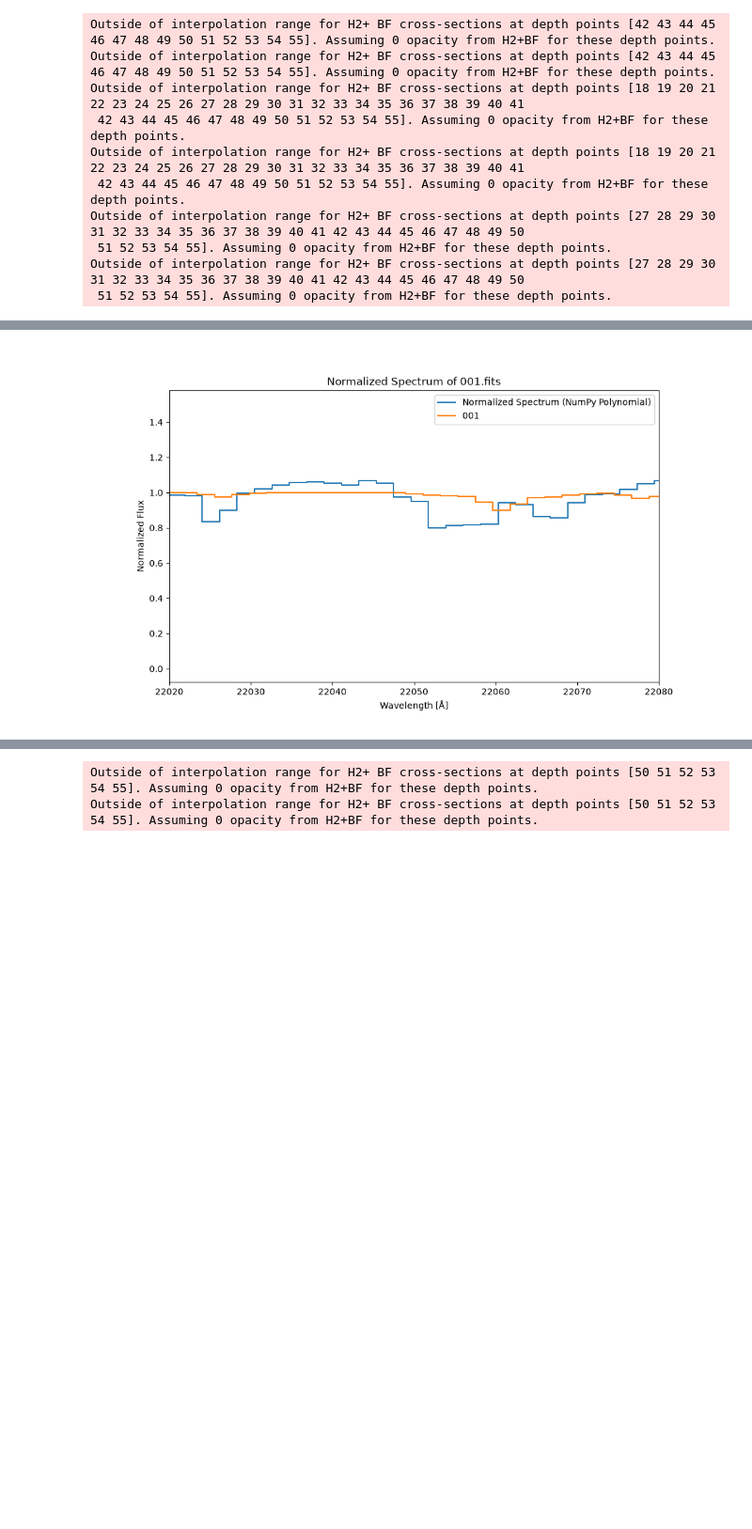
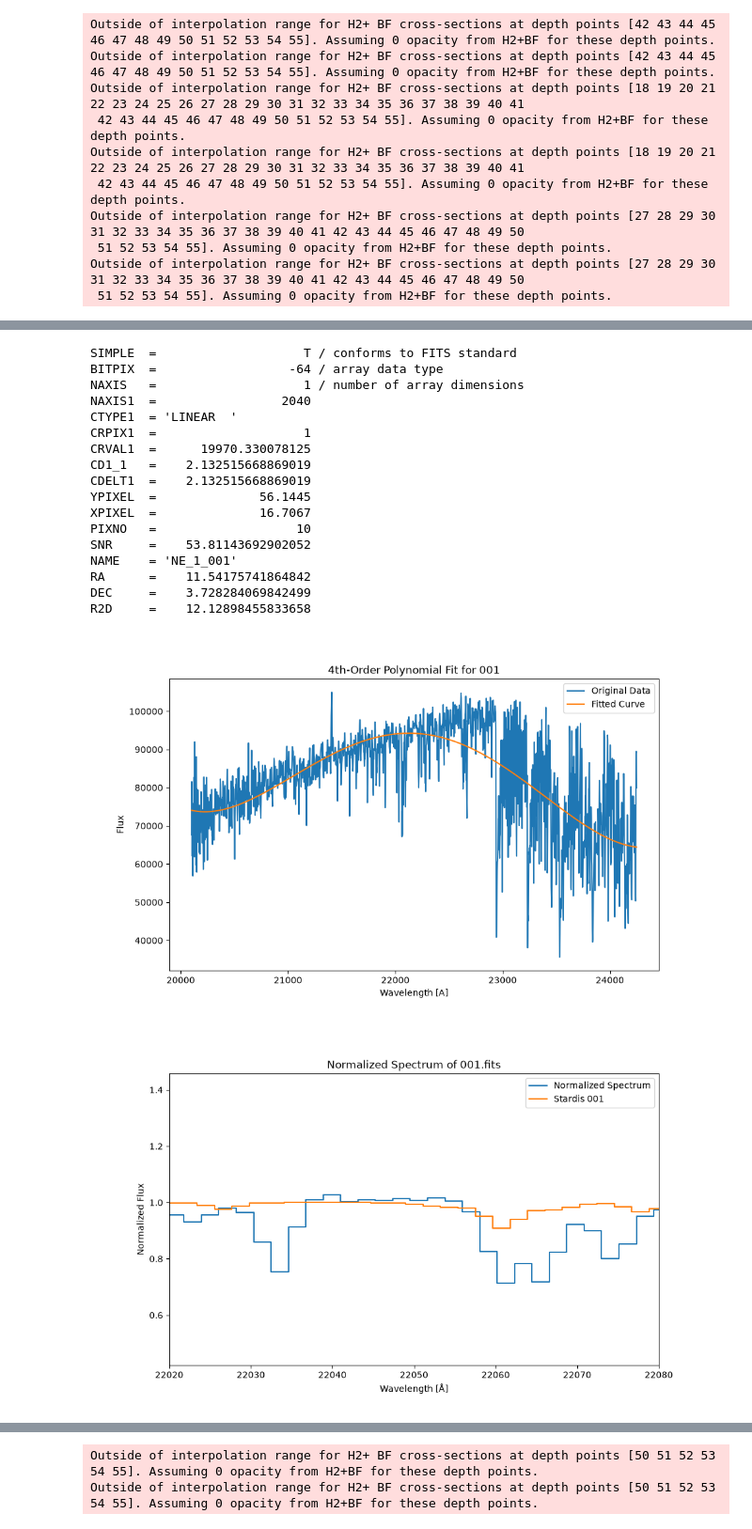
Before and after one commit to Keshavj-07/first_proj, a Jupyter notebook: scripts/NSC.ipynb, the cells around one changed output, grey strips where cells are left out. Shown at 94% size. Saved outputs shown, nothing was run; the diff lists cells and outputs as text; code cells hidden in the pictures; blank space fills up the shorter version.

```diff
--- a/scripts/NSC.ipynb
+++ b/scripts/NSC.ipynb
@@ -291,15 +102,64 @@ Fitted Polynomial: -6411901.61700787 + 1208.11025157·x - 0.08535751·x² +
-# %%
-y_normalized_ne_1_001 = y_ne_1_001 / y_smooth
-
-plt.figure(figsize=(10, 6))
-plt.plot(x_ne_1_001, y_normalized_ne_1_001, label="Normalized Spectrum (NumPy Polynomial)", drawstyle="steps")
-plt.plot(sim_001_lambdas,sim_001_conv,label="001", drawstyle="steps")
-plt.title("Normalized Spectrum of 001.fits")
-plt.xlabel("Wavelength [Å]")
-plt.ylabel("Normalized Flux")
-plt.xlim(22020,22080)
-plt.legend()
-plt.show()
-# %% [output]
-[figure, removed]
+# %%
+#Science Target 001 Observational Spectra
+hdulist_ne_1_001 = fits.open('../data/nifs_spectra_2015/NE_1/NE_1_001.fits')
+head_ne_1_001 = hdulist_ne_1_001[0].header
+print(repr(head_ne_1_001))
+
+#Converting pixels to wavelength using the FITS header information. CRVAL1 is the reference value for the first axis, CRPIX1 is the reference pixel, and CD1_1 is the increment per pixel.
+pixels_ne_1_001 = np.arange(1,head_ne_1_001['NAXIS1']+1)
+wavelength_ne_1_001 = (head_ne_1_001['CRVAL1'] + (pixels_ne_1_001 - head_ne_1_001['CRPIX1']) * head_ne_1_001['CD1_1'])
+
+# Masking the data to avoid faulty edges of the data
+fit_mask_ne_1_001 = (wavelength_ne_1_001 >= 20100) & (wavelength_ne_1_001 <= 24250)
+x_ne_1_001 = wavelength_ne_1_001[fit_mask_ne_1_001]
+y_ne_1_001 = hdulist_ne_1_001[0].data[fit_mask_ne_1_001]
+
+# 4th-Order Polynomial Fit for 001
+p_fit = Polynomial.fit(x_ne_1_001, y_ne_1_001, deg=4)
+y_fit_001 = p_fit(x_ne_1_001)
+#print("Coefficients [a0, a1, a2, a3, a4]:", p_fit.convert().coef)
+#print("Fitted Polynomial:", p_fit.convert())
+
+# Plotting original and fit curve
+plt.figure(figsize=(10, 6))
+plt.plot(x_ne_1_001, y_ne_1_001, label="Original Data")
+plt.plot(x_ne_1_001, y_fit_001, "-", label="Fitted Curve")
+plt.xlabel("Wavelength [A]")
+plt.ylabel("Flux")
+plt.title("4th-Order Polynomial Fit for 001")
+plt.legend()
+plt.show()
+
+y_norm_ne_1_001 = y_ne_1_001 / y_fit_001
+
+# Plotting Stardis vs Normalized Spectrum
+plt.figure(figsize=(10, 6))
+plt.plot(x_ne_1_001, y_norm_ne_1_001, label="Normalized Spectrum", drawstyle="steps")
+plt.plot(sim_001_lambdas,sim_001_conv,label="Stardis 001", drawstyle="steps")
+plt.title("Normalized Spectrum of 001.fits")
+plt.xlabel("Wavelength [Å]")
+plt.ylabel("Normalized Flux")
+plt.xlim(22020,22080)
+plt.legend()
+plt.show()
+# %% [output]
+SIMPLE  =                    T / conforms to FITS standard
+BITPIX  =                  -64 / array data type
+NAXIS   =                    1 / number of array dimensions
+NAXIS1  =                 2040
+CTYPE1  = 'LINEAR  '
+CRPIX1  =                    1
+CRVAL1  =      19970.330078125
+CD1_1   =    2.132515668869019
+CDELT1  =    2.132515668869019
+YPIXEL  =              56.1445
+XPIXEL  =              16.7067
+PIXNO   =                   10
+SNR     =    53.81143692902052
+NAME    = 'NE_1_001'
+RA      =    11.54175741864842
+DEC     =    3.728284069842499
+R2D     =    12.12898455833658
+[figure, added]
+[figure, added]
 # %% [markdown]
```
Also changed, not shown: parts of 30 cells of this notebook, 34 other files.
